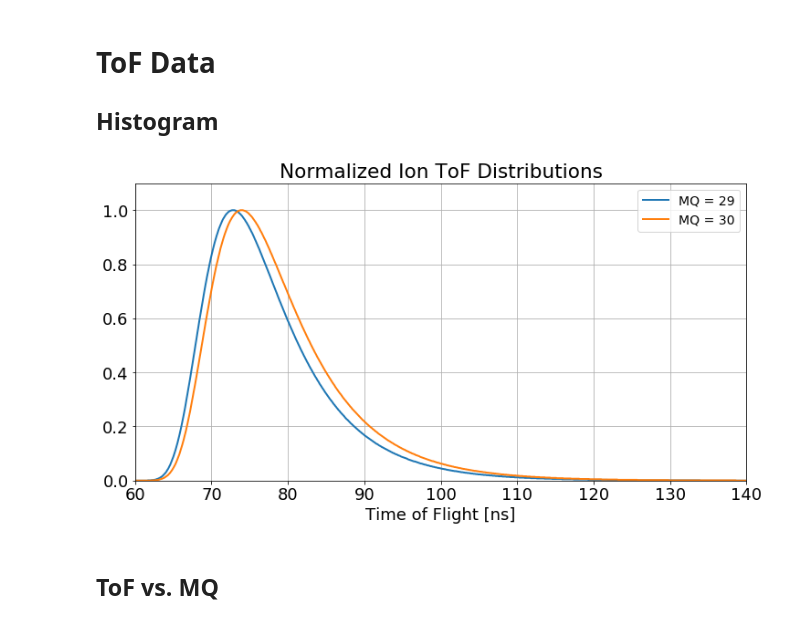
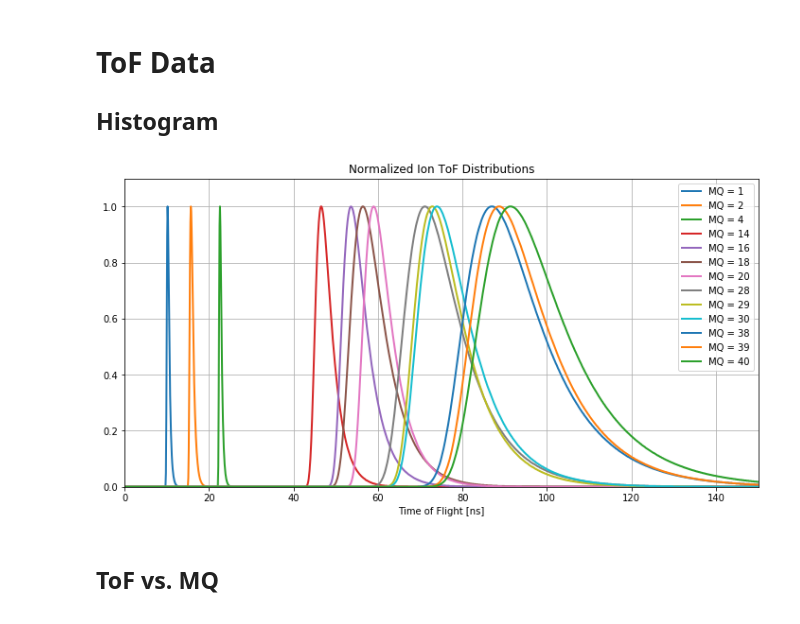
Before and after one commit to iiSmiley/span-ion-code, a Jupyter notebook: scratchpad_ll.ipynb, the cells around one changed output. Saved outputs shown, nothing was run; the diff lists cells and outputs as text; code cells hidden in the pictures.

```diff
--- a/scratchpad_ll.ipynb
+++ b/scratchpad_ll.ipynb
@@ -63,8 +63,8 @@ plt.rcParams['axes.prop_cycle'] = (cycler(color=['r', 'g', 'b', 'y']) +
 # %%
 file_name = '../data/tofs.csv'
 tof_col_name = 'TOF[ns]'
-# mq_names = ['MQ{0}'.format(x) for x in (1,2,4,14,16,18,20,28,29,30,38,39,40)]
-mq_names = ['MQ{0}'.format(x) for x in (29,30)]
+mq_names = ['MQ{0}'.format(x) for x in (1,2,4,14,16,18,20,28,29,30,38,39,40)]
+# mq_names = ['MQ{0}'.format(x) for x in (29,30)]
 # data = pd.read_csv(file_name)
 data_dict = parse_tof_histogram(file_name, tof_col_name, mq_names)
 # %%
@@ -74,36 +74,36 @@ mq_distrib_dict = {mq:data[mq] for mq in mq_names}
 # %%
 # Settings
 ylim = (0, 1.1)
-# xlim = (min(times), 150)
-xlim = (60, 140)
+xlim = (min(times), 150)
+# xlim = (60, 140)
 figsize = (12, 6)
 
 # Plotting
 fig, ax = plt.subplots(figsize=figsize)
 for i, mq in enumerate(mq_names):
     # Histograms
     mq_value = mq.replace('MQ', '')
     mq_label = f'MQ = {mq_value}'
     mq_distrib = mq_distrib_dict[mq]
     ax.plot(times, mq_distrib, label=mq_label, linewidth=2)
 
     # Annotate peak of histogram with MQ
 #     mq_annot = mq
 #     idx_peak = np.argmax(mq_distrib)
 #     y_peak = max(mq_distrib)
 #     x_peak = times[idx_peak]
 #     loc_annot = (x_peak, y_peak*1.05)
 #     ax.annotate(s=mq_annot, xy=loc_annot)
 
 ax.legend()
 ax.set_xlabel('Time of Flight [ns]')
 # ax.set_title('Normalized Ion ToF Distributions\nProton Particle, 16keV, 2cm')
 ax.set_title('Normalized Ion ToF Distributions')
 ax.grid(True)
 ax.set_ylim(ylim)
 ax.set_xlim(xlim);
 # %% [output]
-[figure, old version]
+[figure, new version]
 # %% [markdown]
 <h2>ToF vs. MQ</h2>
 # %%
```
Also changed, not shown: parts of 1 cell of this notebook.
